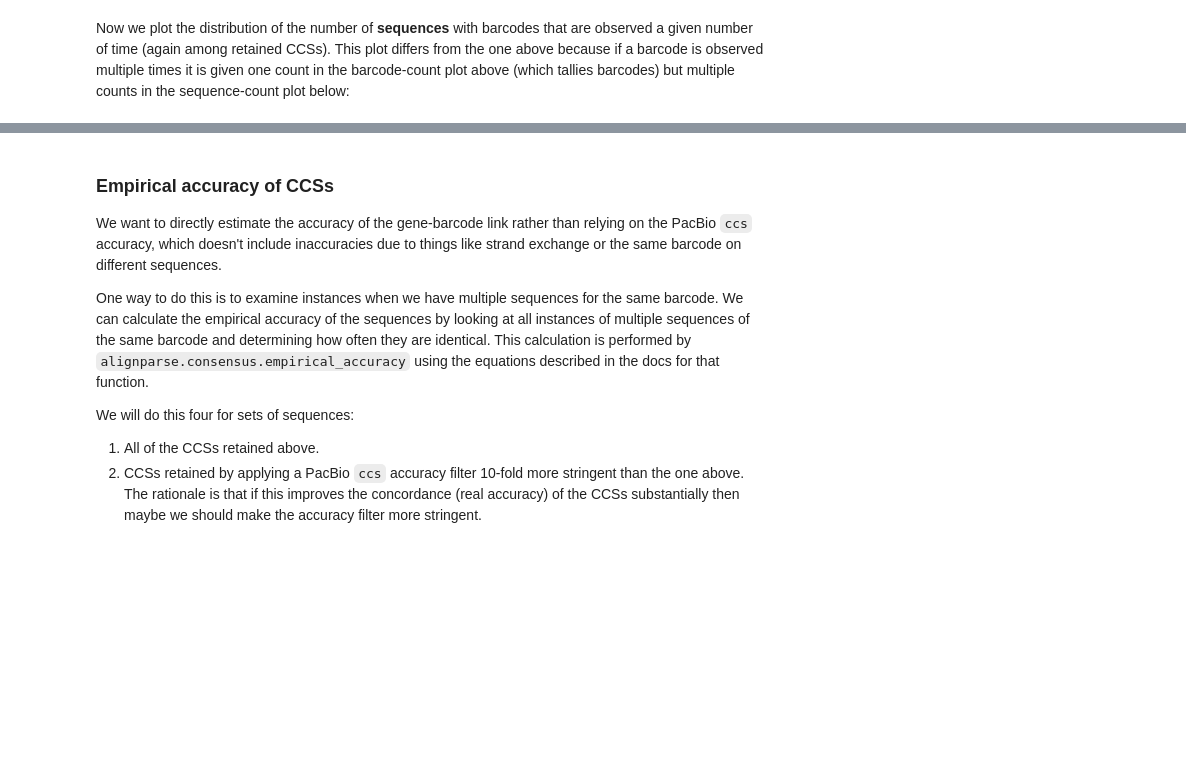
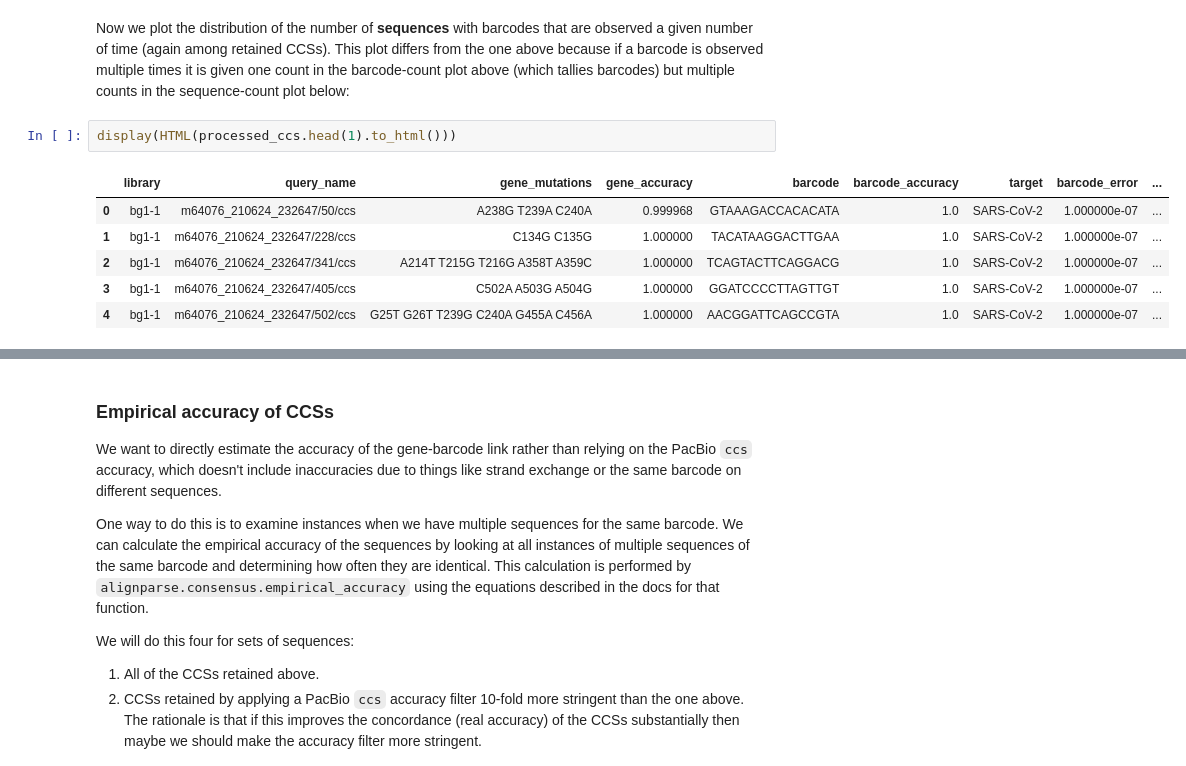
Before and after one commit to jbloomlab/SARS-CoV-2-RBD_DMS_variants, a Jupyter notebook: build_variants.ipynb, the cells around one changed output, grey strips where cells are left out. Saved outputs shown, nothing was run; the diff lists cells and outputs as text; blank space fills up the shorter version.

```diff
--- a/build_variants.ipynb
+++ b/build_variants.ipynb
@@ -220,6 +220,15 @@ _ = p.draw()
 # %% [markdown]
 Now we plot the distribution of the number of **sequences** with barcodes that are observed a given number of time (again among retained CCSs).
 This plot differs from the one above because if a barcode is observed multiple times it is given one count in the barcode-count plot above (which tallies barcodes) but multiple counts in the sequence-count plot below:
+# %%
+display(HTML(processed_ccs.head(1).to_html()))
+# %% [output]
+|  | library | query_name | gene_mutations | gene_accuracy | barcode | barcode_accuracy | target | barcode_error | ... |
+| 0 | bg1-1 | m64076_210624_232647/50/ccs | A238G T239A C240A | 0.999968 | GTAAAGACCACACATA | 1.0 | SARS-CoV-2 | 1.000000e-07 | ... |
+| 1 | bg1-1 | m64076_210624_232647/228/ccs | C134G C135G | 1.000000 | TACATAAGGACTTGAA | 1.0 | SARS-CoV-2 | 1.000000e-07 | ... |
+| 2 | bg1-1 | m64076_210624_232647/341/ccs | A214T T215G T216G A358T A359C | 1.000000 | TCAGTACTTCAGGACG | 1.0 | SARS-CoV-2 | 1.000000e-07 | ... |
+| 3 | bg1-1 | m64076_210624_232647/405/ccs | C502A A503G A504G | 1.000000 | GGATCCCCTTAGTTGT | 1.0 | SARS-CoV-2 | 1.000000e-07 | ... |
+| 4 | bg1-1 | m64076_210624_232647/502/ccs | G25T G26T T239G C240A G455A C456A | 1.000000 | AACGGATTCAGCCGTA | 1.0 | SARS-CoV-2 | 1.000000e-07 | ... |
 # %%
 _ = (
  ggplot(
```
Also changed, not shown: parts of 33 cells of this notebook, 2 other files.
